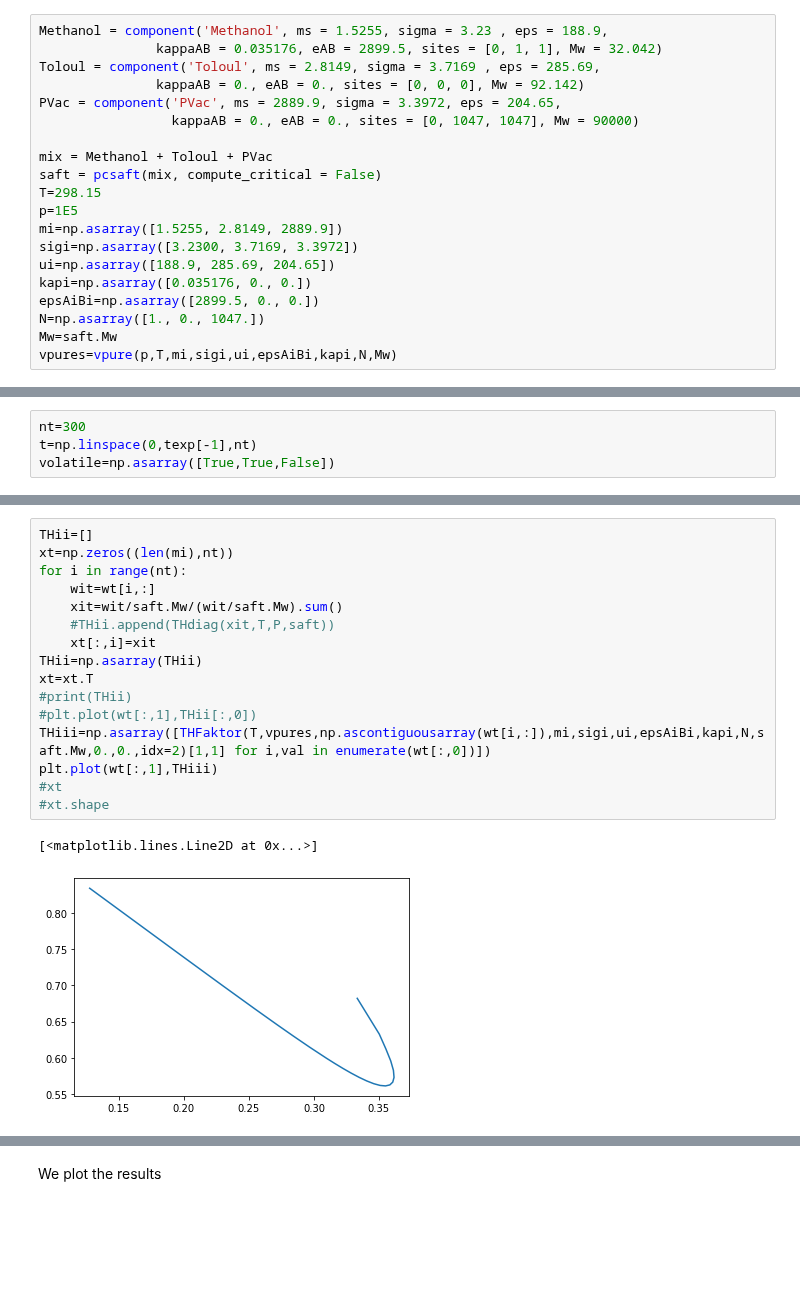
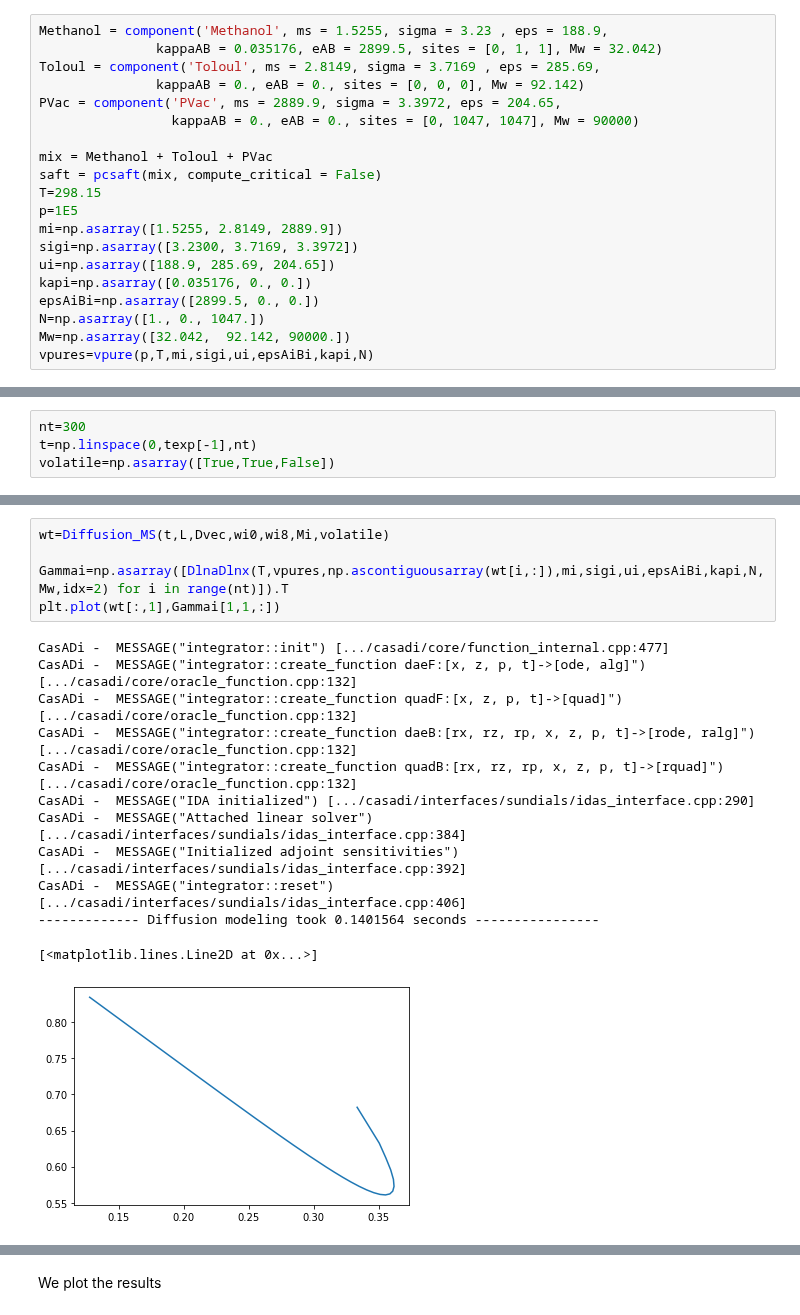
Before and after one commit to Borrdom/diffusionpy, a Jupyter notebook: examples_notebooks/Pvac_toloul_methanol_nonideal.ipynb, the cells around one changed output, grey strips where cells are left out. Cells and saved outputs as stored; diff of their text form; blank space fills up the shorter version.

```diff
--- a/examples_notebooks/Pvac_toloul_methanol_nonideal.ipynb
+++ b/examples_notebooks/Pvac_toloul_methanol_nonideal.ipynb
@@ -50,8 +49,8 @@ ui=np.asarray([188.9, 285.69, 204.65])
 kapi=np.asarray([0.035176, 0., 0.])
 epsAiBi=np.asarray([2899.5, 0., 0.])
 N=np.asarray([1., 0., 1047.])
-Mw=saft.Mw
-vpures=vpure(p,T,mi,sigi,ui,epsAiBi,kapi,N,Mw)
+Mw=np.asarray([32.042,  92.142, 90000.])
+vpures=vpure(p,T,mi,sigi,ui,epsAiBi,kapi,N)
 # %% [markdown]
 For a the diffusion of three components, three binary diffusion coefficients need to be defined
 # %% [markdown]
@@ -88,19 +74,18 @@ CasADi -  MESSAGE("integrator::reset") [.../casadi/interfaces/sundials/idas_inte
-# %%
-THii=[]
-xt=np.zeros((len(mi),nt))
-for i in range(nt):
-    wit=wt[i,:]
-    xit=wit/saft.Mw/(wit/saft.Mw).sum()
-    #THii.append(THdiag(xit,T,P,saft))
-    xt[:,i]=xit
-THii=np.asarray(THii)
-xt=xt.T
-#print(THii)
-#plt.plot(wt[:,1],THii[:,0])
-THiii=np.asarray([THFaktor(T,vpures,np.ascontiguousarray(wt[i,:]),mi,sigi,ui,epsAiBi,kapi,N,saft.Mw,0.,0.,idx=2)[1,1] for i,val in enumerate(wt[:,0])])
-plt.plot(wt[:,1],THiii)
-#xt
-#xt.shape
-# %% [output]
-[<matplotlib.lines.Line2D at 0x...>]
-[figure, removed]
+# %%
+wt=Diffusion_MS(t,L,Dvec,wi0,wi8,Mi,volatile)
+
+Gammai=np.asarray([DlnaDlnx(T,vpures,np.ascontiguousarray(wt[i,:]),mi,sigi,ui,epsAiBi,kapi,N,Mw,idx=2) for i in range(nt)]).T
+plt.plot(wt[:,1],Gammai[1,1,:])
+# %% [output]
+CasADi -  MESSAGE("integrator::init") [.../casadi/core/function_internal.cpp:477]
+CasADi -  MESSAGE("integrator::create_function daeF:[x, z, p, t]->[ode, alg]") [.../casadi/core/oracle_function.cpp:132]
+CasADi -  MESSAGE("integrator::create_function quadF:[x, z, p, t]->[quad]") [.../casadi/core/oracle_function.cpp:132]
+CasADi -  MESSAGE("integrator::create_function daeB:[rx, rz, rp, x, z, p, t]->[rode, ralg]") [.../casadi/core/oracle_function.cpp:132]
+CasADi -  MESSAGE("integrator::create_function quadB:[rx, rz, rp, x, z, p, t]->[rquad]") [.../casadi/core/oracle_function.cpp:132]
+CasADi -  MESSAGE("IDA initialized") [.../casadi/interfaces/sundials/idas_interface.cpp:290]
+CasADi -  MESSAGE("Attached linear solver") [.../casadi/interfaces/sundials/idas_interface.cpp:384]
+CasADi -  MESSAGE("Initialized adjoint sensitivities") [.../casadi/interfaces/sundials/idas_interface.cpp:392]
+CasADi -  MESSAGE("integrator::reset") [.../casadi/interfaces/sundials/idas_interface.cpp:406]
+------------- Diffusion modeling took 0.1401564 seconds ----------------
+[<matplotlib.lines.Line2D at 0x...>]
+[figure, added]
```
Also changed, not shown: parts of 5 cells of this notebook, 3 other files.
